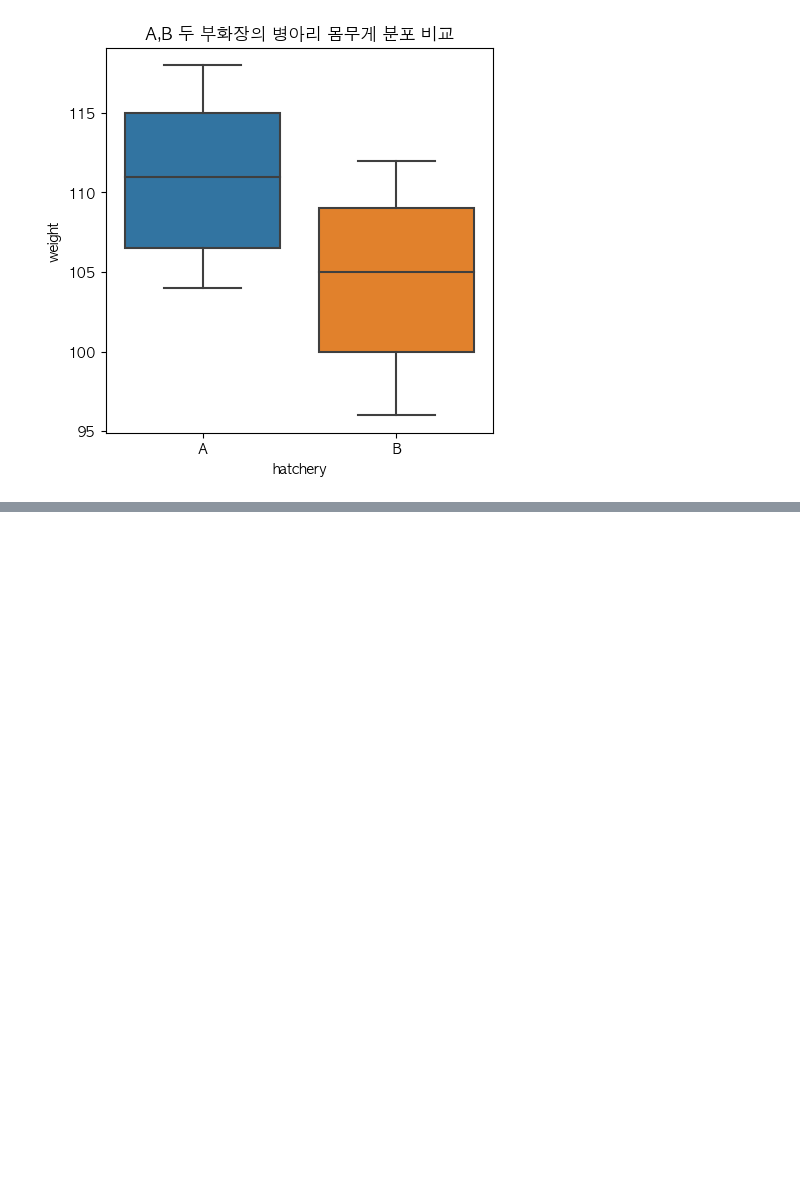
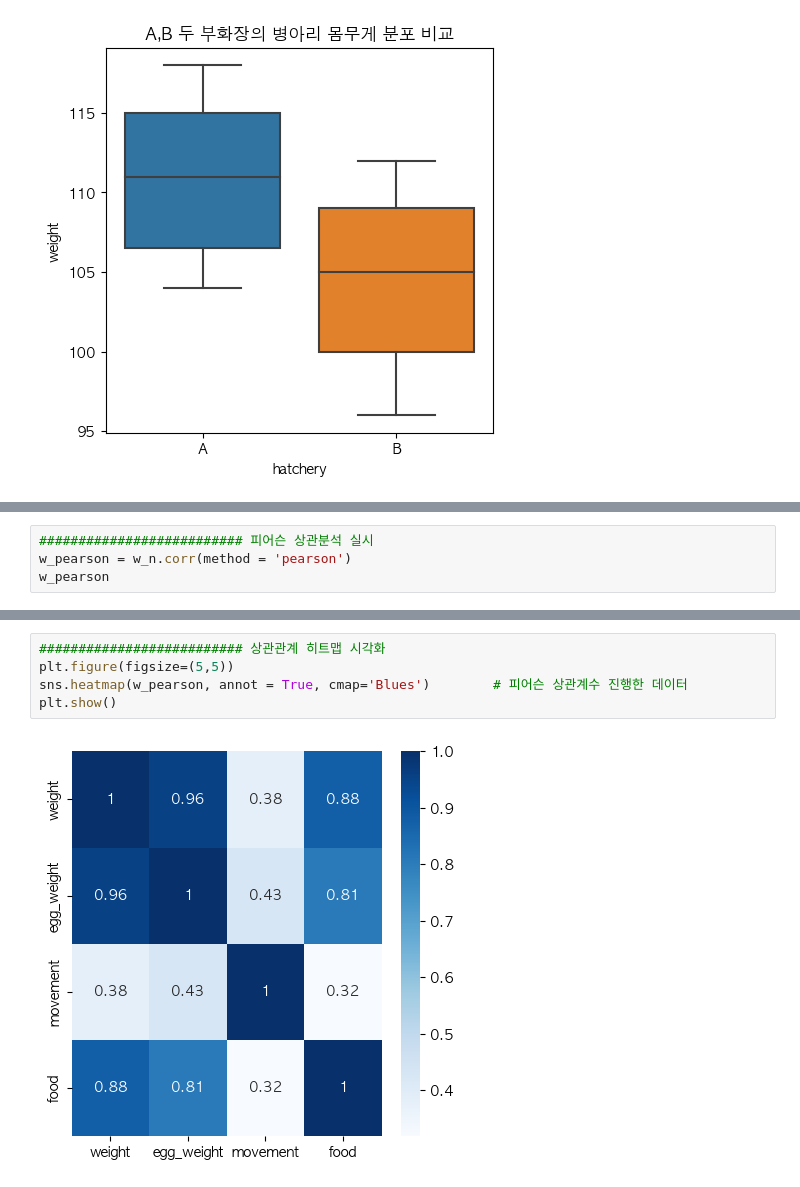
Before and after one commit to hyejinbeck/Chick-Growth, a Jupyter notebook: Analysis.ipynb, the cells around one changed output, grey strips where cells are left out. Drawn from its saved outputs; the diff is of its cells as text; blank space fills up the shorter version.

```diff
--- a/Analysis.ipynb
+++ b/Analysis.ipynb
@@ -346,0 +464,4 @@ plt.show()
+# %%
+########################## 피어슨 상관분석 실시
+w_pearson = w_n.corr(method = 'pearson')
+w_pearson
@@ -346,0 +526,7 @@ plt.show()
+# %%
+########################## 상관관계 히트맵 시각화
+plt.figure(figsize=(5,5))
+sns.heatmap(w_pearson, annot = True, cmap='Blues')        # 피어슨 상관계수 진행한 데이터
+plt.show()
+# %% [output]
+[figure, added]
```
Also changed, not shown: parts of 27 cells of this notebook, 1 other file.
